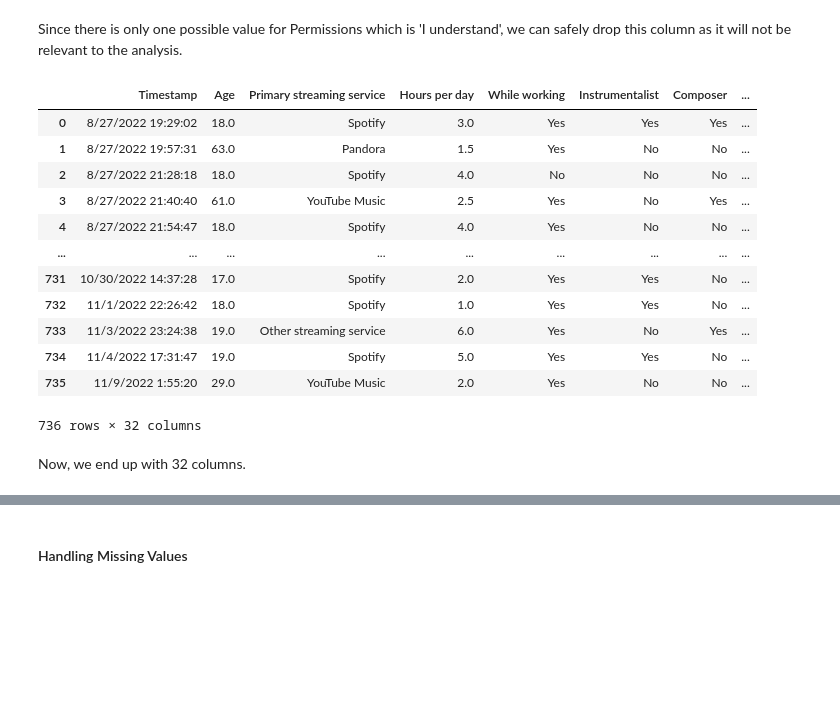
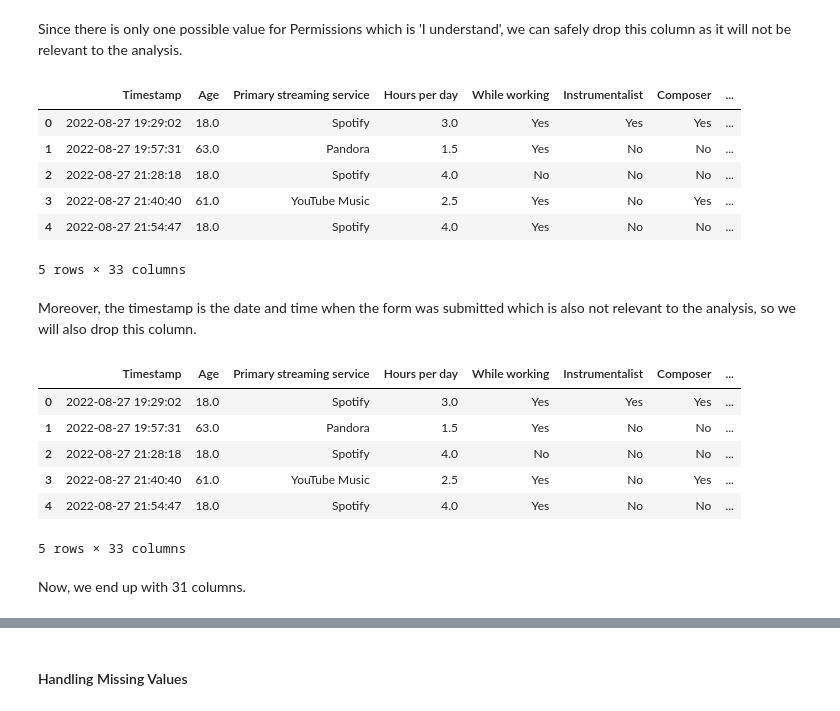
Before and after one commit to ubc-dsci320-2024w2/project-team_fabfour, a Jupyter notebook: analysis/Judy/analysis3.ipynb, the cells around one changed output, grey strips where cells are left out. Drawn from its saved outputs; the diff is of its cells as text; code cells hidden in the pictures; blank space fills up the shorter version.

```diff
--- a/analysis/Judy/analysis3.ipynb
+++ b/analysis/Judy/analysis3.ipynb
@@ -34,7 +34,7 @@ RendererRegistry.enable('jupyterlab')
 #### Reading Data
 I will first start by reading the data.
 # %%
-mxmh = pd.read_csv('../../data/raw/mxmh_survey_results.csv')
+mxmh = pd.read_csv('../../data/raw/mxmh_survey_results.csv', parse_dates=['Timestamp'])
 mxmh
 # %% [output]
 |  | Timestamp | Age | Primary streaming service | Hours per day | While working | Instrumentalist | Composer | ... |
@@ -181,19 +181,27 @@ array(['I understand.'], dtype=object)
 Since there is only one possible value for Permissions which is 'I understand', we can safely drop this column as it will not be relevant to the analysis.
 # %%
 mxmh.drop('Permissions', axis=1)
+mxmh.head()
 # %% [output]
 |  | Timestamp | Age | Primary streaming service | Hours per day | While working | Instrumentalist | Composer | ... |
-| 0 | 8/27/2022 19:29:02 | 18.0 | Spotify | 3.0 | Yes | Yes | Yes | ... |
-| 1 | 8/27/2022 19:57:31 | 63.0 | Pandora | 1.5 | Yes | No | No | ... |
-| 2 | 8/27/2022 21:28:18 | 18.0 | Spotify | 4.0 | No | No | No | ... |
-| 3 | 8/27/2022 21:40:40 | 61.0 | YouTube Music | 2.5 | Yes | No | Yes | ... |
-| 4 | 8/27/2022 21:54:47 | 18.0 | Spotify | 4.0 | Yes | No | No | ... |
-| ... | ... | ... | ... | ... | ... | ... | ... | ... |
-| 731 | 10/30/2022 14:37:28 | 17.0 | Spotify | 2.0 | Yes | Yes | No | ... |
-| 732 | 11/1/2022 22:26:42 | 18.0 | Spotify | 1.0 | Yes | Yes | No | ... |
-| 733 | 11/3/2022 23:24:38 | 19.0 | Other streaming service | 6.0 | Yes | No | Yes | ... |
-| 734 | 11/4/2022 17:31:47 | 19.0 | Spotify | 5.0 | Yes | Yes | No | ... |
-| 735 | 11/9/2022 1:55:20 | 29.0 | YouTube Music | 2.0 | Yes | No | No | ... |
+| 0 | 2022-08-27 19:29:02 | 18.0 | Spotify | 3.0 | Yes | Yes | Yes | ... |
+| 1 | 2022-08-27 19:57:31 | 63.0 | Pandora | 1.5 | Yes | No | No | ... |
+| 2 | 2022-08-27 21:28:18 | 18.0 | Spotify | 4.0 | No | No | No | ... |
+| 3 | 2022-08-27 21:40:40 | 61.0 | YouTube Music | 2.5 | Yes | No | Yes | ... |
+| 4 | 2022-08-27 21:54:47 | 18.0 | Spotify | 4.0 | Yes | No | No | ... |
-736 rows × 32 columns
+5 rows × 33 columns
+# %% [markdown]
+Moreover, the timestamp is the date and time when the form was submitted which is also not relevant to the analysis, so we will also drop this column.
+# %%
+mxmh.drop('Timestamp', axis=1)
+mxmh.head()
+# %% [output]
+|  | Timestamp | Age | Primary streaming service | Hours per day | While working | Instrumentalist | Composer | ... |
+| 0 | 2022-08-27 19:29:02 | 18.0 | Spotify | 3.0 | Yes | Yes | Yes | ... |
+| 1 | 2022-08-27 19:57:31 | 63.0 | Pandora | 1.5 | Yes | No | No | ... |
+| 2 | 2022-08-27 21:28:18 | 18.0 | Spotify | 4.0 | No | No | No | ... |
+| 3 | 2022-08-27 21:40:40 | 61.0 | YouTube Music | 2.5 | Yes | No | Yes | ... |
+| 4 | 2022-08-27 21:54:47 | 18.0 | Spotify | 4.0 | Yes | No | No | ... |
+5 rows × 33 columns
 # %% [markdown]
-Now, we end up with 32 columns.
+Now, we end up with 31 columns.
```
Also changed, not shown: parts of 22 cells of this notebook, 4 other files.
